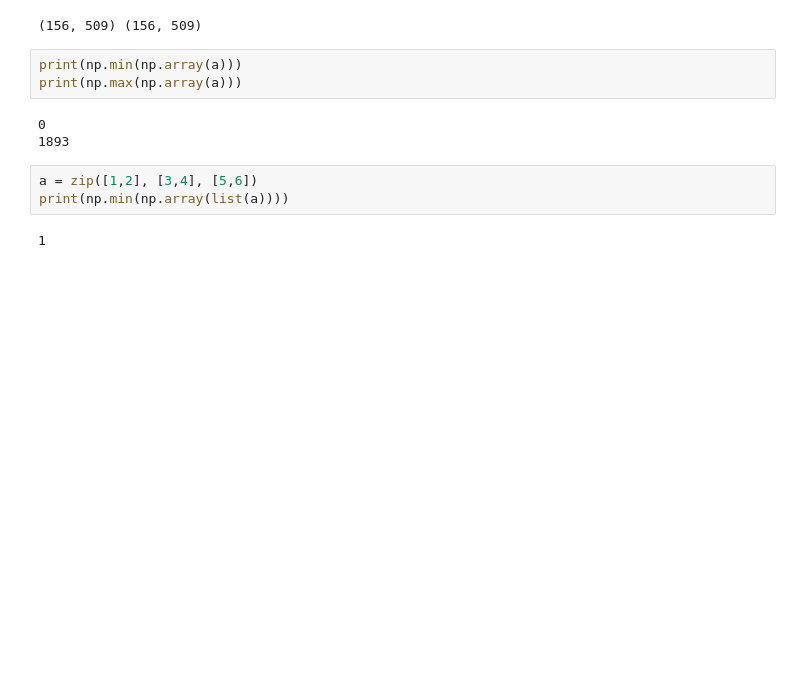
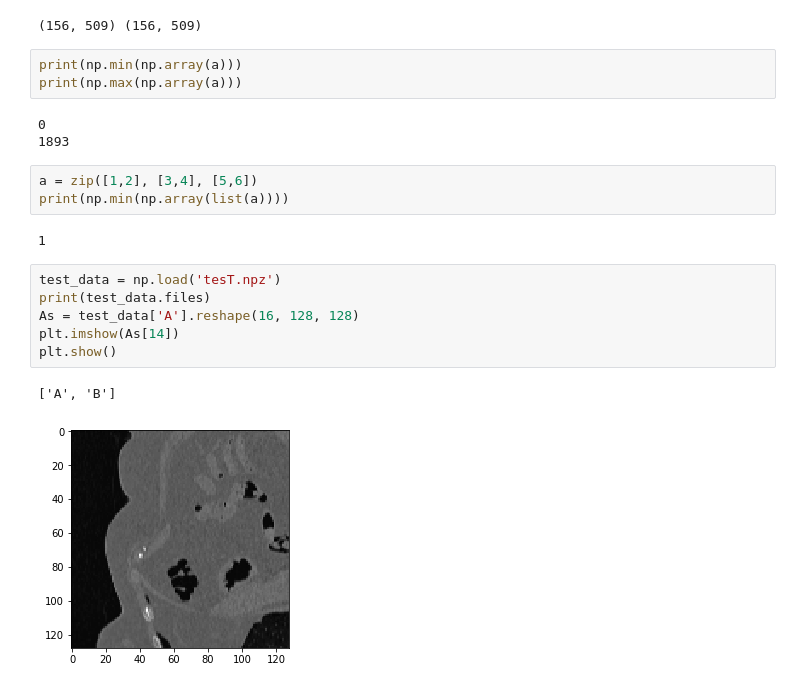
Before and after one commit to momenator/ct-mr-translation, a Jupyter notebook: Untitled.ipynb, the cells around one changed output. Cells and saved outputs as stored; diff of their text form; blank space fills up the shorter version.

```diff
--- a/Untitled.ipynb
+++ b/Untitled.ipynb
@@ -189,3 +267,12 @@ a = zip([1,2], [3,4], [5,6])
 print(np.min(np.array(list(a))))
 # %% [output]
 1
+# %%
+test_data = np.load('tesT.npz')
+print(test_data.files)
+As = test_data['A'].reshape(16, 128, 128)
+plt.imshow(As[14])
+plt.show()
+# %% [output]
+['A', 'B']
+[figure, added]
```
Also changed, not shown: parts of 14 cells of this notebook, 2 other files.
